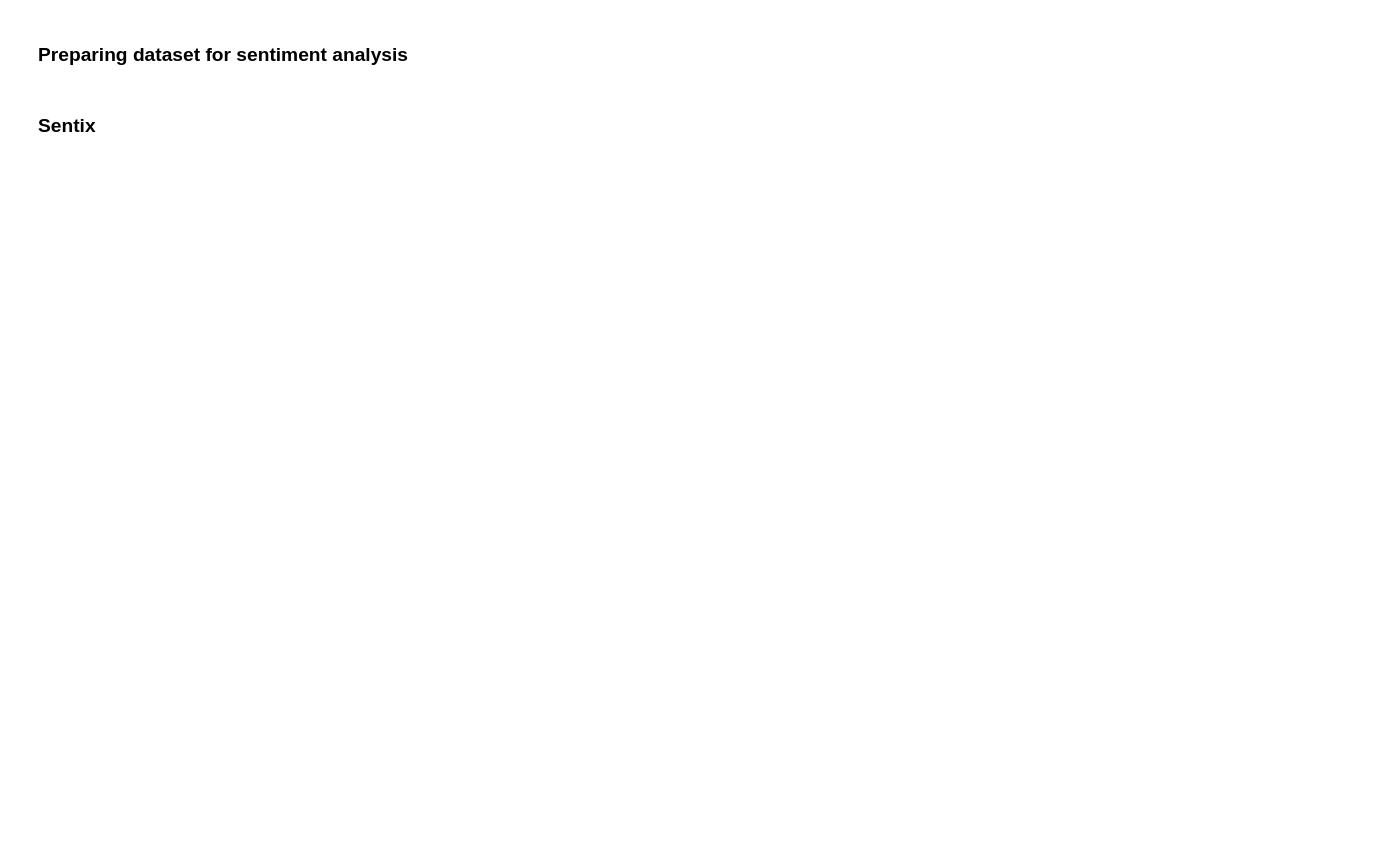
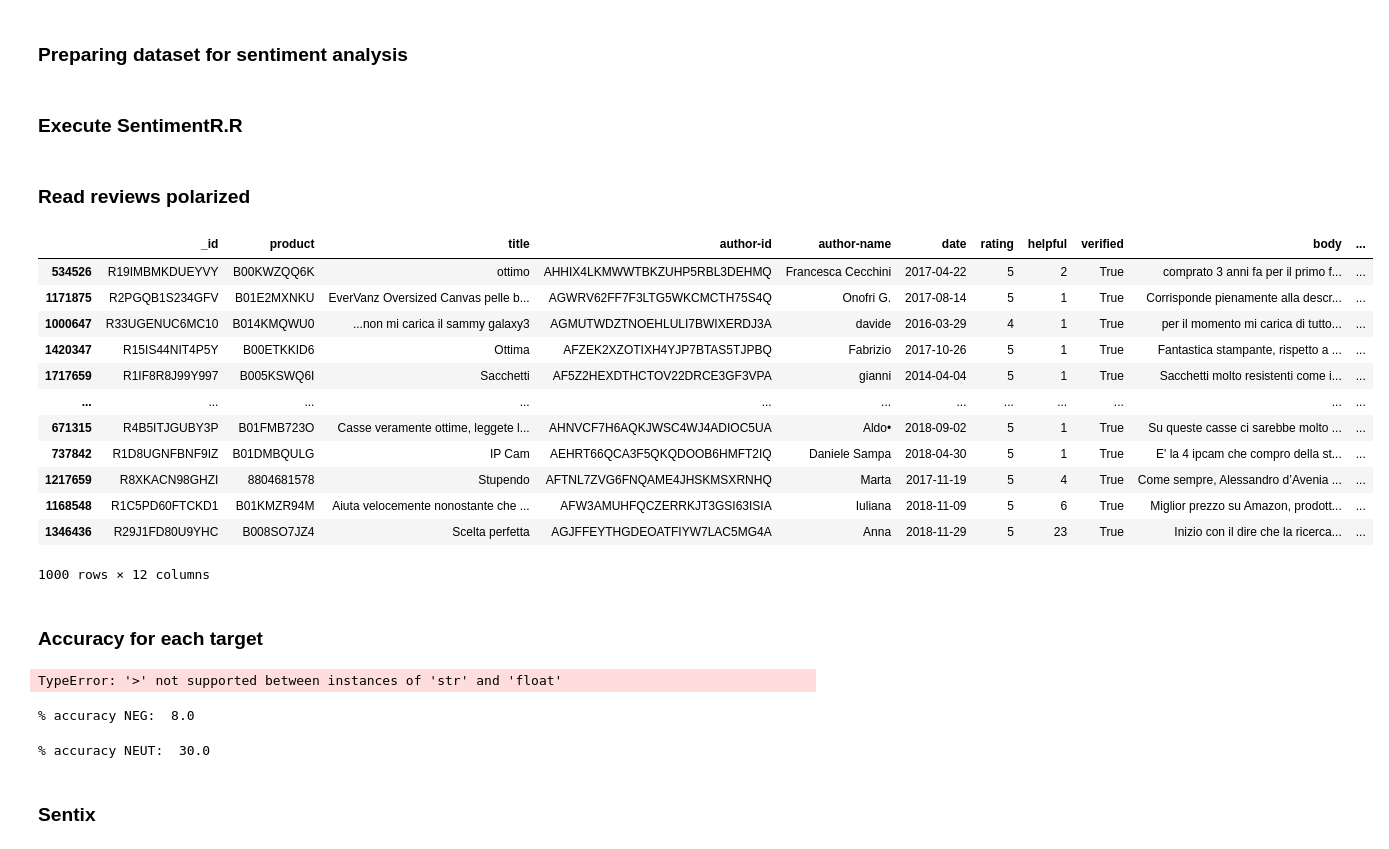
Before and after one commit to rpo19/DataAnalyticsProject, a Jupyter notebook: src/Recensioni.ipynb, the cells around one changed output. Saved outputs shown, nothing was run; the diff lists cells and outputs as text; code cells hidden in the pictures; blank space fills up the shorter version.

```diff
--- a/src/Recensioni.ipynb
+++ b/src/Recensioni.ipynb
@@ -102,0 +93,2 @@ dataReviews_NEUT.to_csv('../data/dataReviews_NEUT.csv')
+# %% [markdown]
+### Execute SentimentR.R
@@ -102,0 +97,7 @@ dataReviews_NEUT.to_csv('../data/dataReviews_NEUT.csv')
+# %% [markdown]
+### Read reviews polarized
+# %%
+# import csv after sentix in R
+dataReviews_POS = pd.read_csv('../data/dataReviews_POS_pol.csv')
+dataReviews_NEG = pd.read_csv('../data/dataReviews_NEG_pol.csv')
+dataReviews_NEUT = pd.read_csv('../data/dataReviews_NEUT_pol.csv')
@@ -103,3 +106,33 @@ dataReviews_NEUT.to_csv('../data/dataReviews_NEUT.csv')
+# %%
+dataReviews_POS
+# %% [output]
+|  | _id | product | title | author-id | author-name | date | rating | helpful | verified | body | ... |
+| 534526 | R19IMBMKDUEYVY | B00KWZQQ6K | ottimo | AHHIX4LKMWWTBKZUHP5RBL3DEHMQ | Francesca Cecchini | 2017-04-22 | 5 | 2 | True | comprato 3 anni fa per il primo f... | ... |
+| 1171875 | R2PGQB1S234GFV | B01E2MXNKU | EverVanz Oversized Canvas pelle b... | AGWRV62FF7F3LTG5WKCMCTH75S4Q | Onofri G. | 2017-08-14 | 5 | 1 | True | Corrisponde pienamente alla descr... | ... |
+| 1000647 | R33UGENUC6MC10 | B014KMQWU0 | ...non mi carica il sammy galaxy3 | AGMUTWDZTNOEHLULI7BWIXERDJ3A | davide | 2016-03-29 | 4 | 1 | True | per il momento mi carica di tutto... | ... |
+| 1420347 | R15IS44NIT4P5Y | B00ETKKID6 | Ottima | AFZEK2XZOTIXH4YJP7BTAS5TJPBQ | Fabrizio | 2017-10-26 | 5 | 1 | True | Fantastica stampante, rispetto a ... | ... |
+| 1717659 | R1IF8R8J99Y997 | B005KSWQ6I | Sacchetti | AF5Z2HEXDTHCTOV22DRCE3GF3VPA | gianni | 2014-04-04 | 5 | 1 | True | Sacchetti molto resistenti come i... | ... |
+| ... | ... | ... | ... | ... | ... | ... | ... | ... | ... | ... | ... |
+| 671315 | R4B5ITJGUBY3P | B01FMB723O | Casse veramente ottime, leggete l... | AHNVCF7H6AQKJWSC4WJ4ADIOC5UA | Aldo• | 2018-09-02 | 5 | 1 | True | Su queste casse ci sarebbe molto ... | ... |
+| 737842 | R1D8UGNFBNF9IZ | B01DMBQULG | IP Cam | AEHRT66QCA3F5QKQDOOB6HMFT2IQ | Daniele Sampa | 2018-04-30 | 5 | 1 | True | E' la 4 ipcam che compro della st... | ... |
+| 1217659 | R8XKACN98GHZI | 8804681578 | Stupendo | AFTNL7ZVG6FNQAME4JHSKMSXRNHQ | Marta | 2017-11-19 | 5 | 4 | True | Come sempre, Alessandro d’Avenia ... | ... |
+| 1168548 | R1C5PD60FTCKD1 | B01KMZR94M | Aiuta velocemente nonostante che ... | AFW3AMUHFQCZERRKJT3GSI63ISIA | Iuliana | 2018-11-09 | 5 | 6 | True | Miglior prezzo su Amazon, prodott... | ... |
+| 1346436 | R29J1FD80U9YHC | B008SO7JZ4 | Scelta perfetta | AGJFFEYTHGDEOATFIYW7LAC5MG4A | Anna | 2018-11-29 | 5 | 23 | True | Inizio con il dire che la ricerca... | ... |
+1000 rows × 12 columns
+# %% [markdown]
+### Accuracy for each target
+# %%
+print("% accuracy POS: ", len(dataReviews_POS.loc[dataReviews_POS.polarity > 0.05])/len(dataReviews_POS)*100)
+# %% [output]
+TypeError: '>' not supported between instances of 'str' and 'float'
+# %%
+print("% accuracy NEG: ", len(dataReviews_POS.loc[dataReviews_NEG.polarity < -0.05])/len(dataReviews_NEG)*100)
+# %% [output]
+% accuracy NEG:  8.0
+# %%
+print("% accuracy NEUT: ", len(dataReviews_NEUT.loc[dataReviews_NEUT.polarity.between(-0.05,0.05)])/len(dataReviews_POS)*100)
+# %% [output]
+% accuracy NEUT:  30.0
 # %% [markdown]
 ### Sentix
 # %%
```
Also changed, not shown: parts of 21 cells of this notebook, 1 other file.
